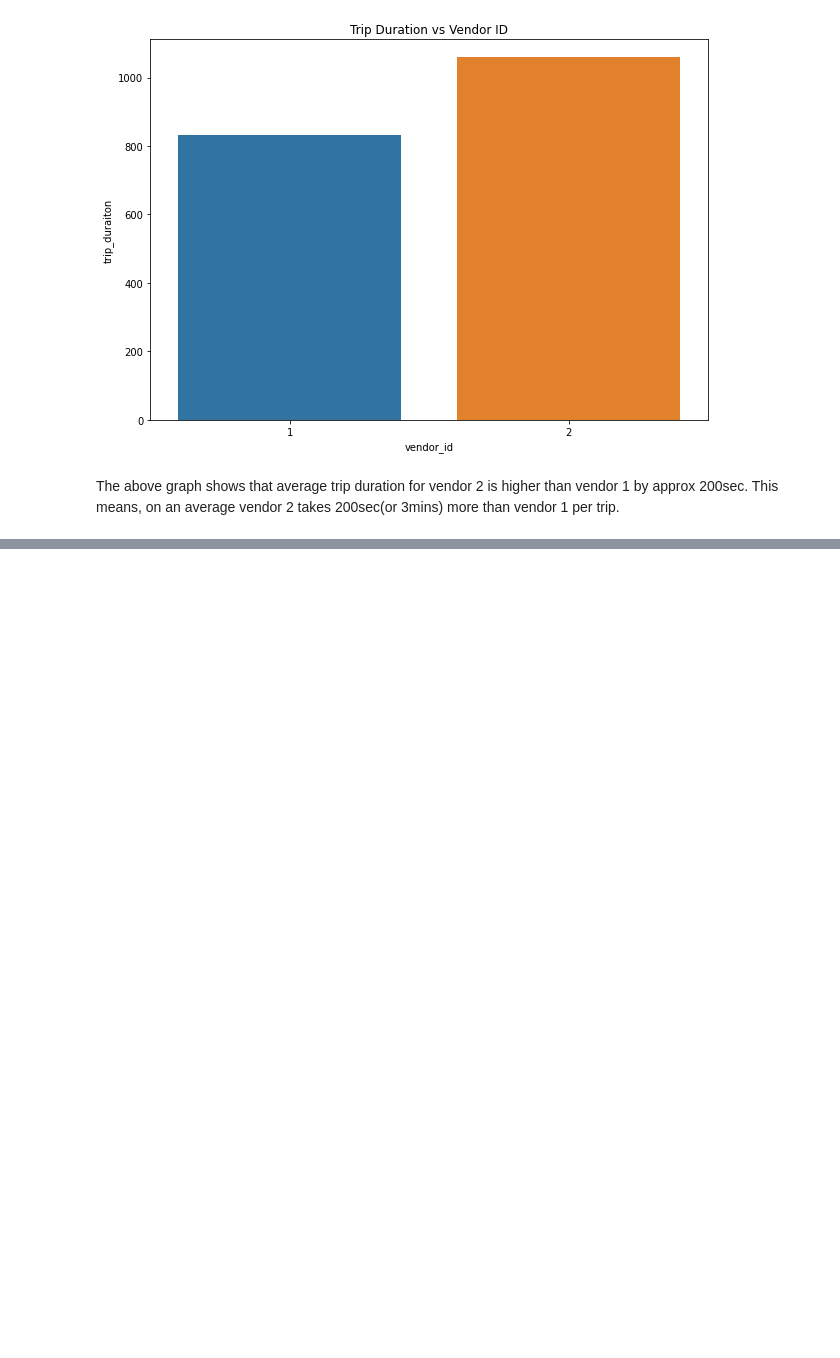
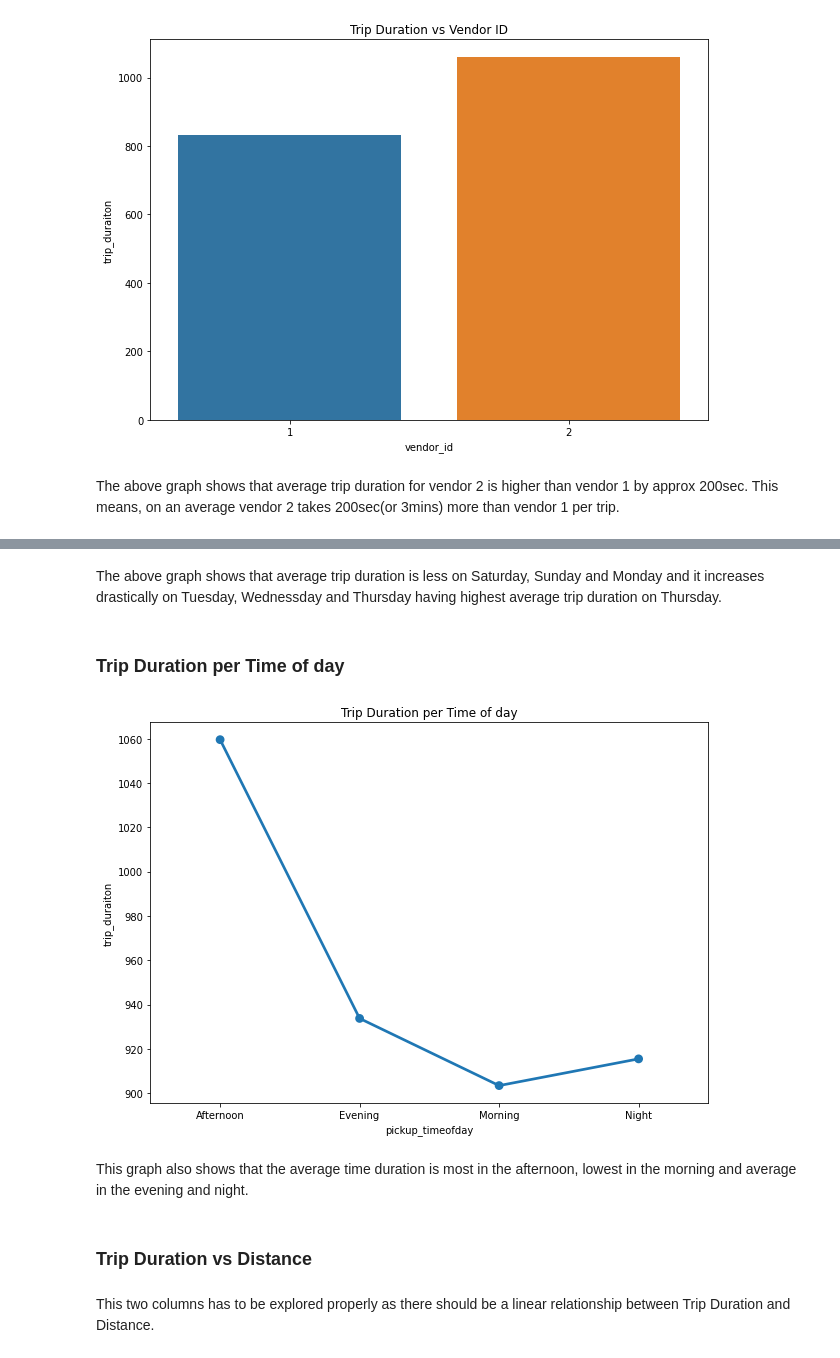
Before and after one commit to Prashant-Shaw/NYC-Taxi-Trip-Time-Prediction, a Jupyter notebook: NYC_Taxi_Trip_Time_Prediction_Capstone_Project.ipynb, the cells around one changed output, grey strips where cells are left out. Drawn from its saved outputs; the diff is of its cells as text; code cells hidden in the pictures; blank space fills up the shorter version.

```diff
--- a/NYC_Taxi_Trip_Time_Prediction_Capstone_Project.ipynb
+++ b/NYC_Taxi_Trip_Time_Prediction_Capstone_Project.ipynb
@@ -567,0 +601,21 @@ The above graph shows that average trip duration for vendor 2 is higher than ven
+# %% [markdown]
+The above graph shows that average trip duration is less on Saturday, Sunday and Monday and it increases drastically on Tuesday, Wednessday and Thursday having highest average trip duration on Thursday.
+# %% [markdown]
+### **Trip Duration per Time of day**
+# %%
+#Plotting Trip Duration per Time of Week.
+trip_timeday_df = nyc_taxi_df.groupby(['pickup_timeofday'])[['trip_duration']].mean().reset_index()
+plt.figure(figsize=(10,7))
+plt.title("Trip Duration per Time of day")
+sns.pointplot(x = 'pickup_timeofday', y = 'trip_duration', data = trip_timeday_df)
+plt.xlabel("pickup_timeofday")
+plt.ylabel("trip_duraiton")
+plt.show()
+# %% [output]
+[figure, added]
+# %% [markdown]
+This graph also shows that the average time duration is most in the afternoon, lowest in the morning and average in the evening and night.
+# %% [markdown]
+### **Trip Duration vs Distance**
+# %% [markdown]
+This two columns has to be explored properly as there should be a linear relationship between Trip Duration and Distance.
```
Also changed, not shown: parts of 23 cells of this notebook.
